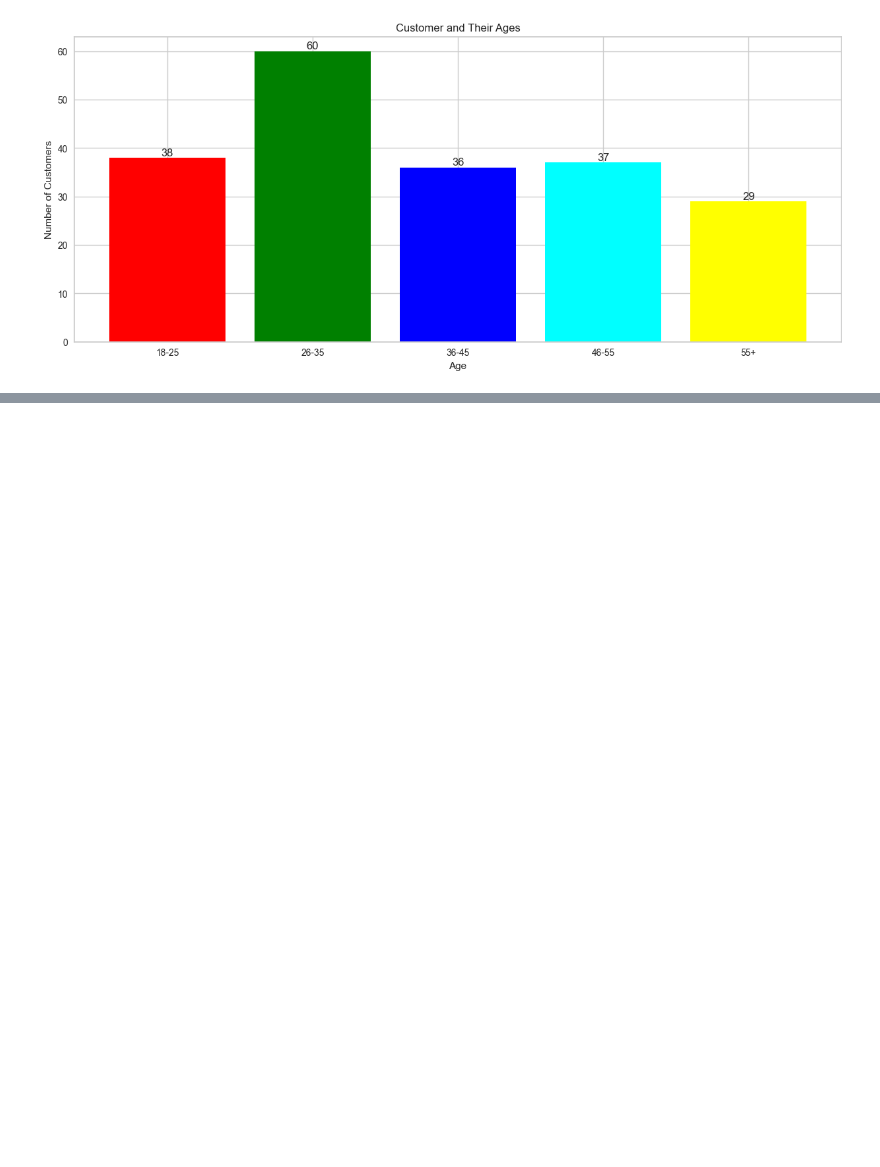
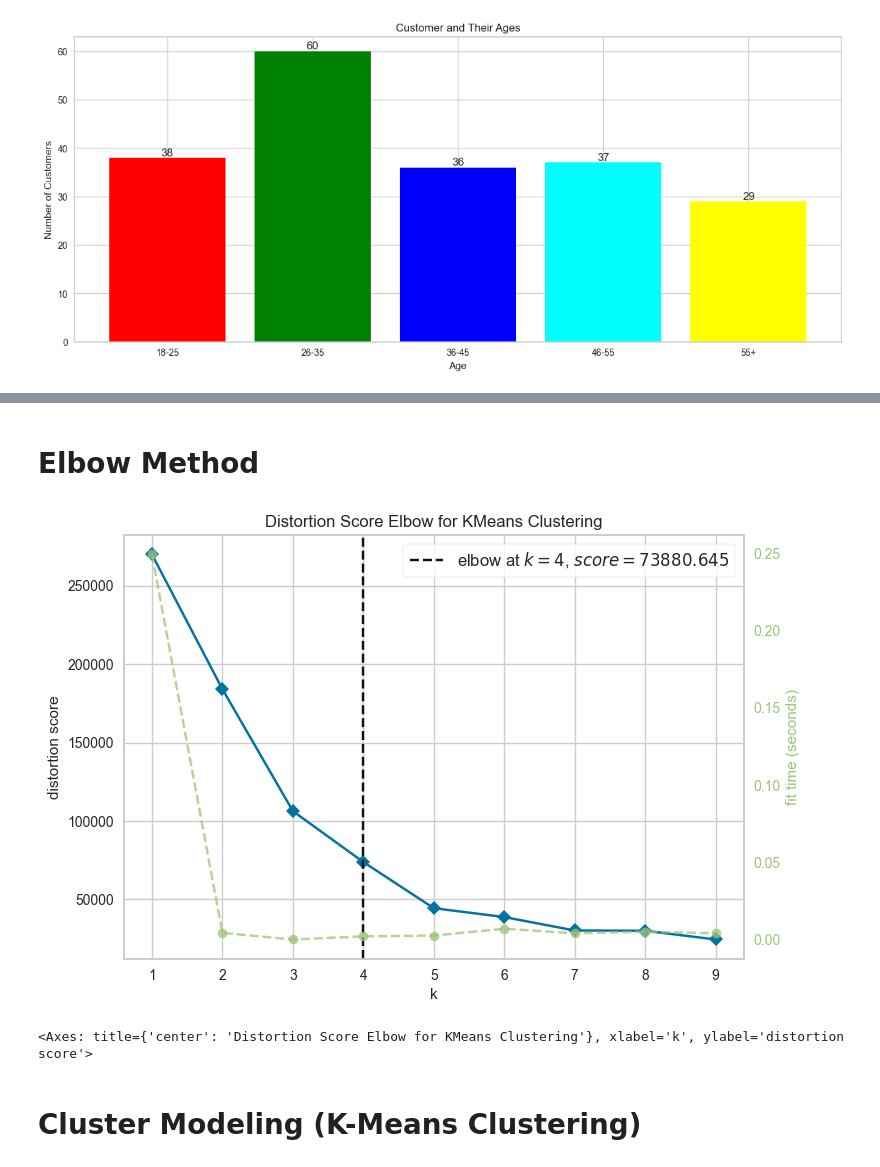
Before and after one commit to ai-azz/customer-segmentation, a Jupyter notebook: customer clustering.ipynb, the cells around one changed output, grey strips where cells are left out. Saved outputs shown, nothing was run; the diff lists cells and outputs as text; code cells hidden in the pictures; blank space fills up the shorter version.

Commit message:
K-means modellign

```diff
--- a/customer clustering.ipynb
+++ b/customer clustering.ipynb
@@ -131,0 +133,6 @@ plt.show()
+# %%
+# takes the 'Annual Income (k$)' and 'Spending Score (1-100)' columns from the dataset and stores them in an array X
+X = df.iloc[:, [3, 4]].values
+
+# displays the retrieved data in DataFrame format with appropriate column names.
+print(pd.DataFrame(X, columns=['Annual Income (k$)', 'Spending Score (1-100)']))
@@ -131,0 +154,19 @@ plt.show()
+# %% [markdown]
+# Elbow Method
+# %%
+# initialize the KMeans model without initial parameters
+kmeans = KMeans()
+
+# initialize the KElbow visualizer to determine the optimal number of clusters.
+visualizer = KElbowVisualizer(kmeans, k=(1, 10))
+
+# fit visualizer to data to find the optimal number of clusters
+visualizer.fit(X)
+
+# displays elbow graph for analysis
+visualizer.show()
+# %% [output]
+[figure, added]
+<Axes: title={'center': 'Distortion Score Elbow for KMeans Clustering'}, xlabel='k', ylabel='distortion score'>
+# %% [markdown]
+# Cluster Modeling (K-Means Clustering)
```
Also changed, not shown: parts of 5 cells of this notebook.
